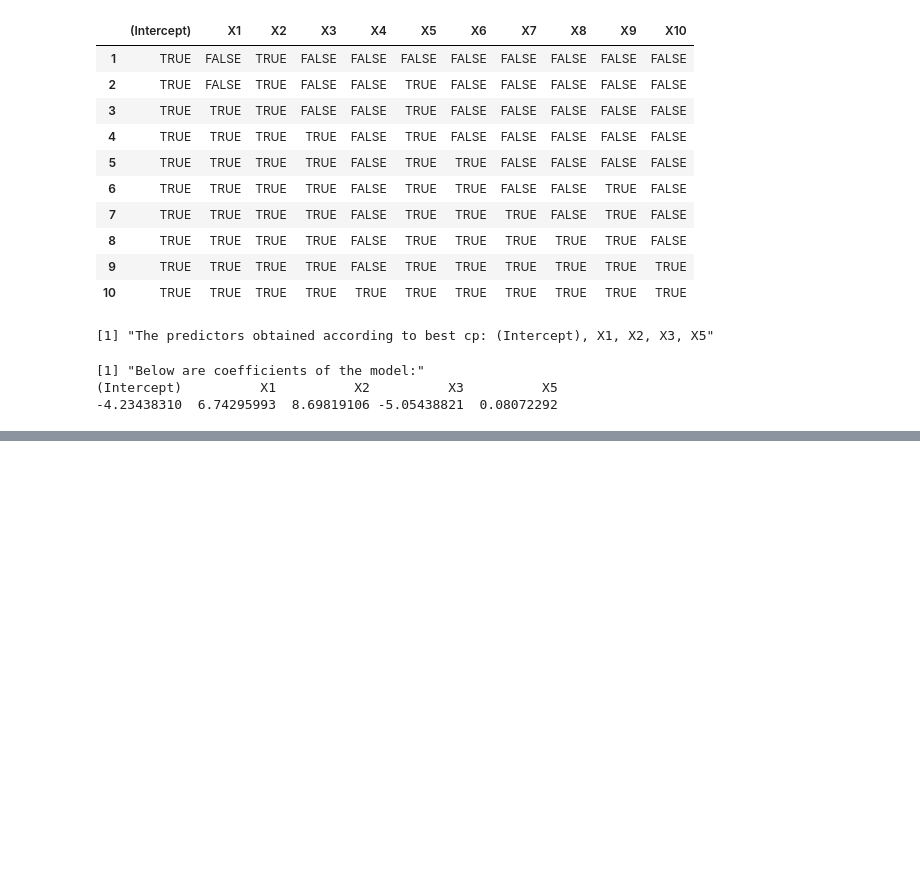
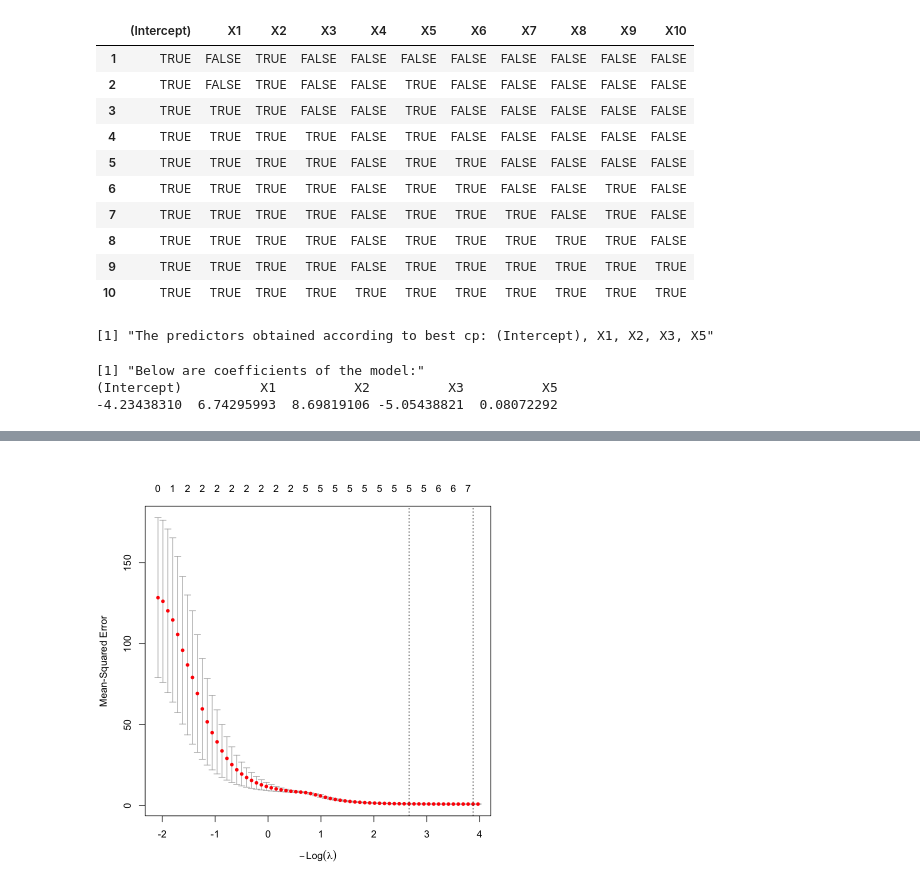
Before and after one commit to mw1296/DSAN5300, a Jupyter notebook: homeworks/HW-3/HW-3.ipynb, the cells around one changed output, grey strips where cells are left out. Saved outputs shown, nothing was run; the diff lists cells and outputs as text; code cells hidden in the pictures; blank space fills up the shorter version.

```diff
--- a/homeworks/HW-3/HW-3.ipynb
+++ b/homeworks/HW-3/HW-3.ipynb
@@ -657,0 +713,11 @@ print(model_coefs)
+# %%
+library(glmnet)
+set.seed(1)  # set seed
+
+# cross-validated Lasso
+lasso_cv = cv.glmnet(as.matrix(data[,2:11]), data$Y, alpha = 1, nfolds = 5)
+
+# optimal lambda
+lambda_opt = lasso_cv$lambda.min
+
+print(paste('The optimal lambda is:', lambda_opt))
@@ -657,0 +743,5 @@ print(model_coefs)
+# %%
+# plot cross validation error vs. lambda
+plot(lasso_cv)
+# %% [output]
+[figure, added]
```
Also changed, not shown: parts of 18 cells of this notebook.
